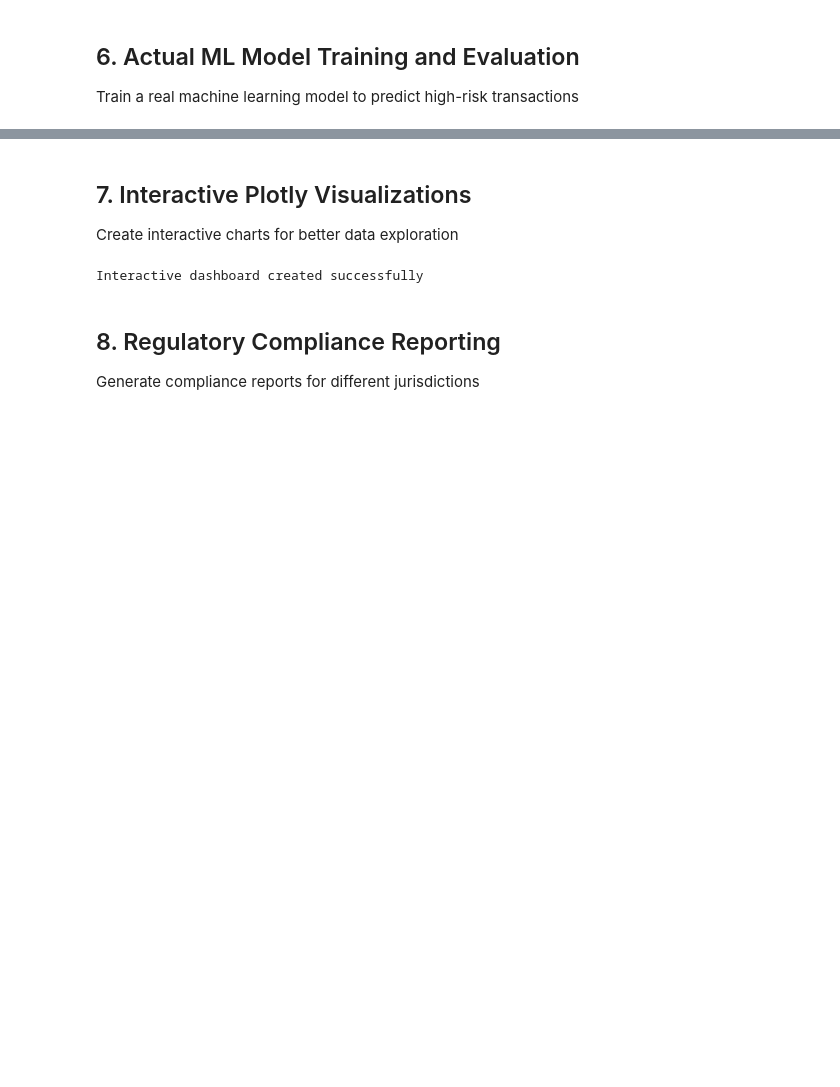
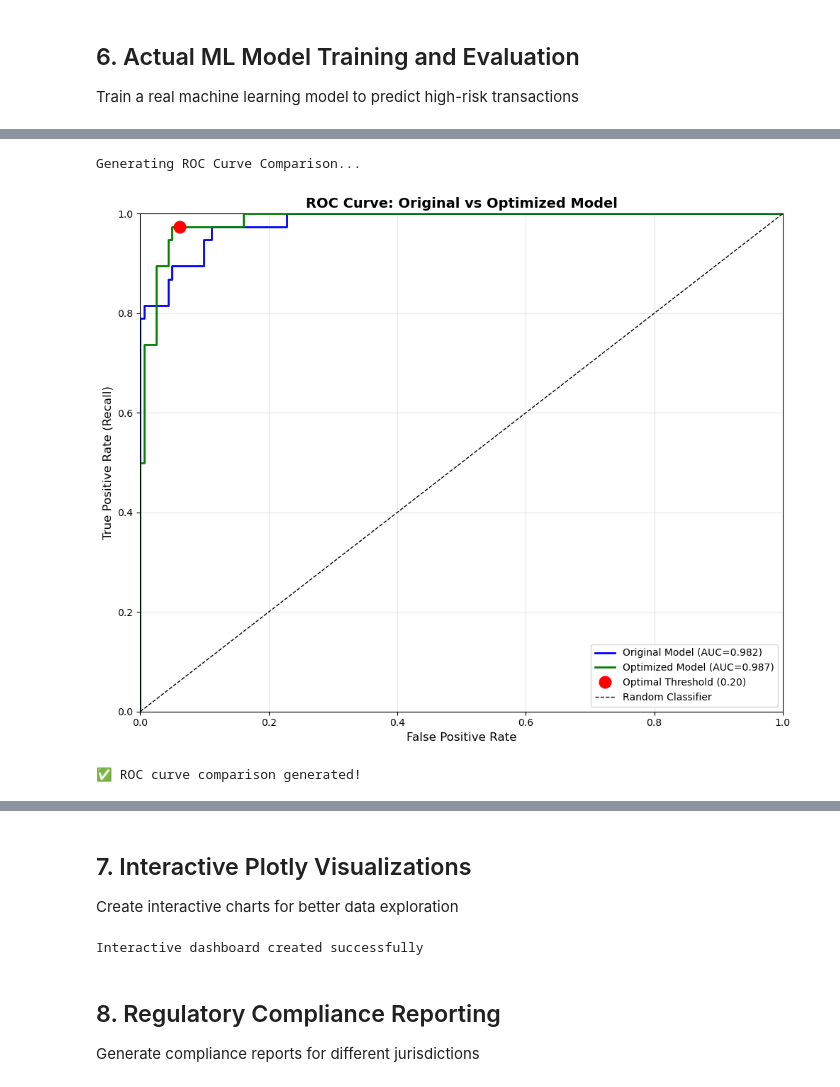
Before and after one commit to yminnnx/singhacks-25, a Jupyter notebook: AML_Analysis_Notebook.ipynb, the cells around one changed output, grey strips where cells are left out. Cells and saved outputs as stored; diff of their text form; code cells hidden in the pictures; blank space fills up the shorter version.

Commit message:
update model

```diff
--- a/AML_Analysis_Notebook.ipynb
+++ b/AML_Analysis_Notebook.ipynb
@@ -1041,0 +1463,41 @@ The simulation was just for demonstration purposes.
+# %%
+# ROC Curve Comparison
+print("\nGenerating ROC Curve Comparison...")
+
+fig, ax = plt.subplots(1, 1, figsize=(10, 8))
+
+# Original model ROC
+fpr_orig, tpr_orig, _ = roc_curve(y_test, best_results['probabilities'])
+ax.plot(fpr_orig, tpr_orig, label=f'Original Model (AUC={best_results["roc_auc"]:.3f})',
+        linewidth=2, color='blue')
+
+# Optimized model ROC
+fpr_opt, tpr_opt, _ = roc_curve(y_test, best_weighted_proba)
+ax.plot(fpr_opt, tpr_opt, label=f'Optimized Model (AUC={optimized_results[best_weighted_model_name]["roc_auc"]:.3f})',
+        linewidth=2, color='green')
+
+# Mark optimal threshold point
+optimal_fpr = np.sum((y_test == 0) & (y_pred_optimized == 1)) / np.sum(y_test == 0)
+optimal_tpr = optimized_recall
+ax.plot(optimal_fpr, optimal_tpr, 'ro', markersize=12,
+        label=f'Optimal Threshold ({optimal_threshold:.2f})', zorder=5)
+
+# Diagonal reference line
+ax.plot([0, 1], [0, 1], 'k--', linewidth=1, label='Random Classifier')
+
+ax.set_xlabel('False Positive Rate', fontsize=12)
+ax.set_ylabel('True Positive Rate (Recall)', fontsize=12)
+ax.set_title('ROC Curve: Original vs Optimized Model', fontsize=14, fontweight='bold')
+ax.legend(loc='lower right', fontsize=10)
+ax.grid(True, alpha=0.3)
+ax.set_xlim([0, 1])
+ax.set_ylim([0, 1])
+
+plt.tight_layout()
+plt.show()
+
+print("✅ ROC curve comparison generated!")
+# %% [output]
+Generating ROC Curve Comparison...
+[figure, added]
+✅ ROC curve comparison generated!
```
Also changed, not shown: parts of 21 cells of this notebook, 5 other files.
